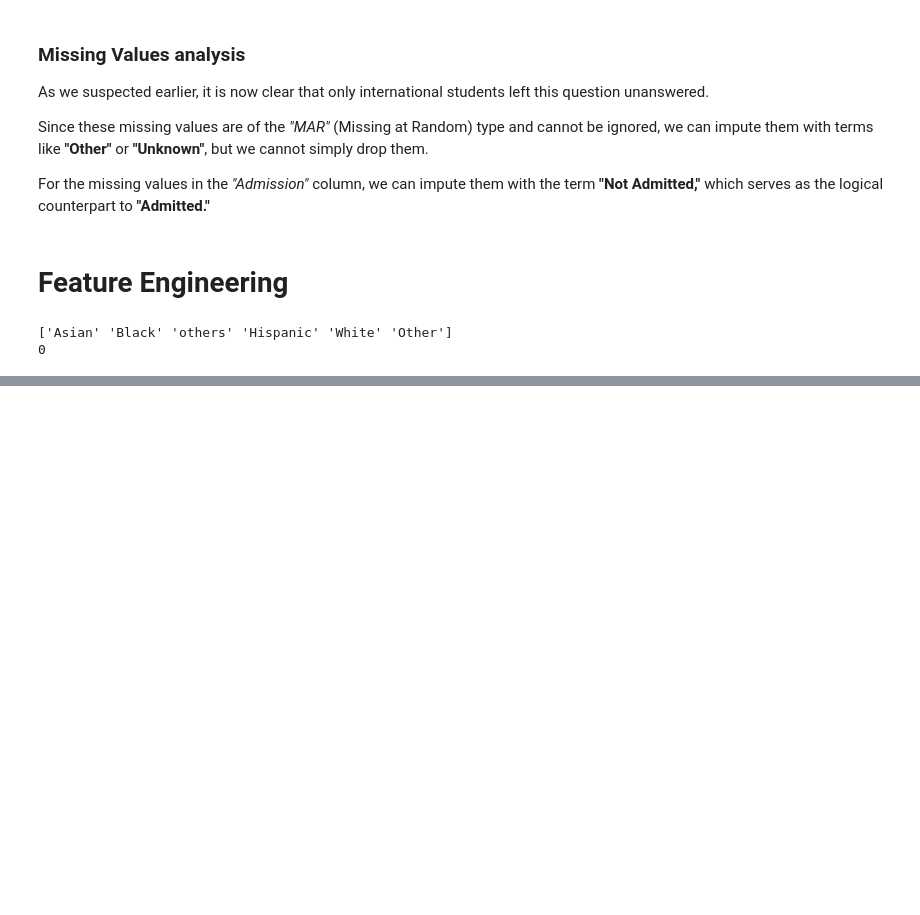
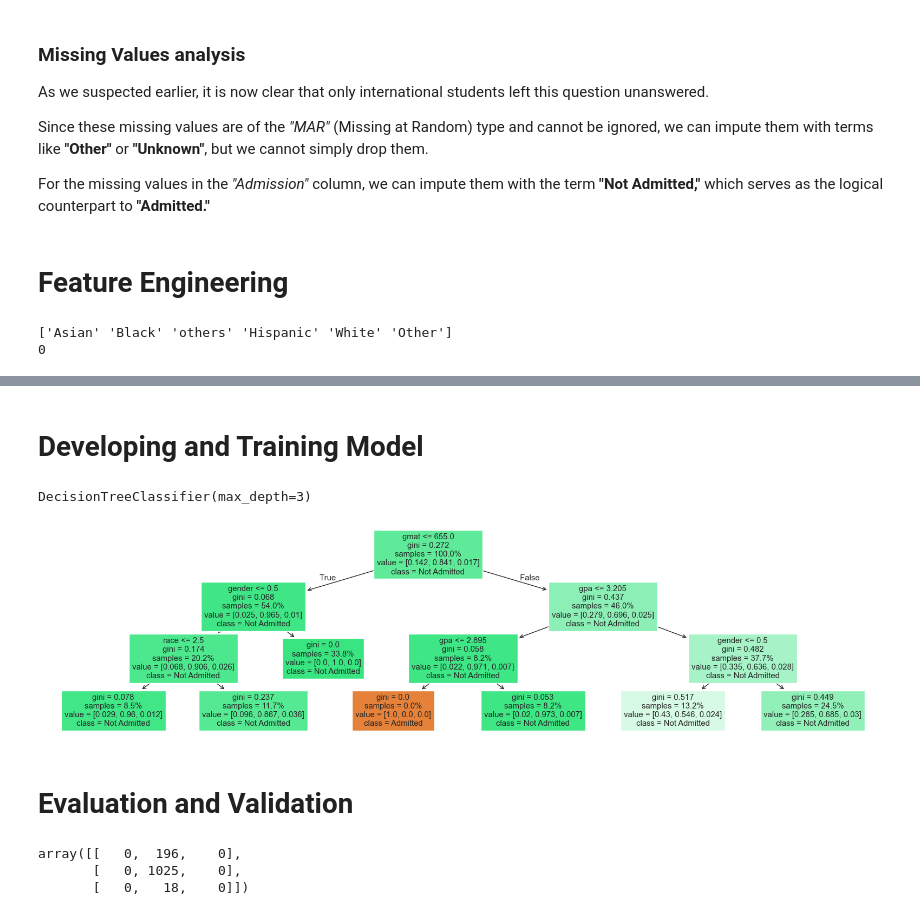
Before and after one commit to rhkraptor/AML, a Jupyter notebook: HA_5b_ML_Problem.ipynb, the cells around one changed output, grey strips where cells are left out. Cells and saved outputs as stored; diff of their text form; code cells hidden in the pictures; blank space fills up the shorter version.

```diff
--- a/HA_5b_ML_Problem.ipynb
+++ b/HA_5b_ML_Problem.ipynb
@@ -185,0 +200,2 @@ print(df['admission'].isna().sum())
+# %% [markdown]
+# Developing and Training Model
@@ -185,0 +206,31 @@ print(df['admission'].isna().sum())
+# %%
+# this will encode the categorical data
+le=LabelEncoder()
+for cols in X.select_dtypes('object').columns:
+    X[cols]=le.fit_transform(X[cols])
+# %%
+y=le.fit_transform(y)
+# %%
+# splitting the data into Train and Test
+X_train, X_test, y_train, y_test = train_test_split(X, y, test_size=0.2, random_state=42)
+# %%
+# defining and adjusting the Model
+model = tree.DecisionTreeClassifier(max_depth=3)
+model.fit(X_train, y_train)
+# %% [output]
+DecisionTreeClassifier(max_depth=3)
+# %%
+# Visualizing the Decision Tree for 3 outcomes
+plt.figure(figsize=(20, 5))
+tree.plot_tree(
+    model,
+    filled=True,
+    feature_names=list(X_train.columns),
+    class_names=['Admitted', 'Not Admitted', 'Waiting List'],
+    proportion=True
+)
+plt.show()
+# %% [output]
+[figure, added]
+# %% [markdown]
+# Evaluation and Validation
@@ -185,0 +240,8 @@ print(df['admission'].isna().sum())
+# %%
+# calculating the confusion_matrix
+cm = confusion_matrix(y_test, y_pred)
+cm
+# %% [output]
+array([[   0,  196,    0],
+       [   0, 1025,    0],
+       [   0,   18,    0]])
```
Also changed, not shown: parts of 17 cells of this notebook.
